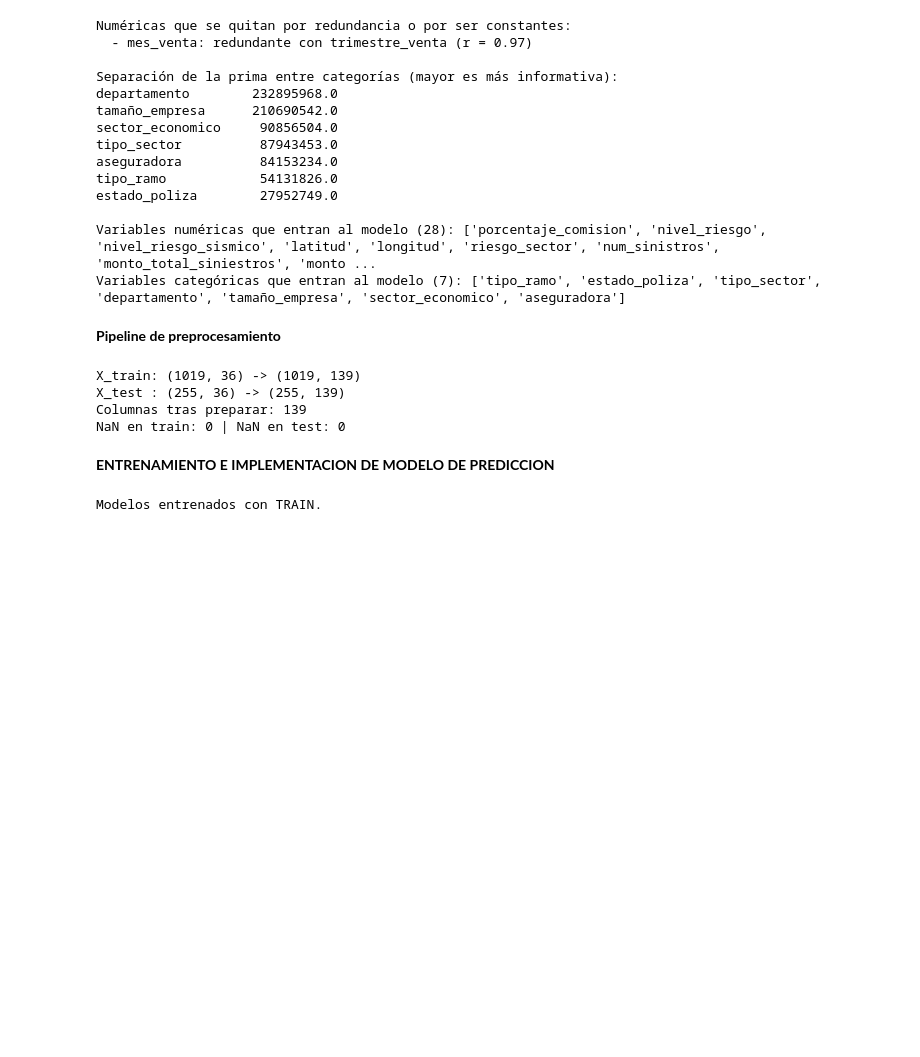
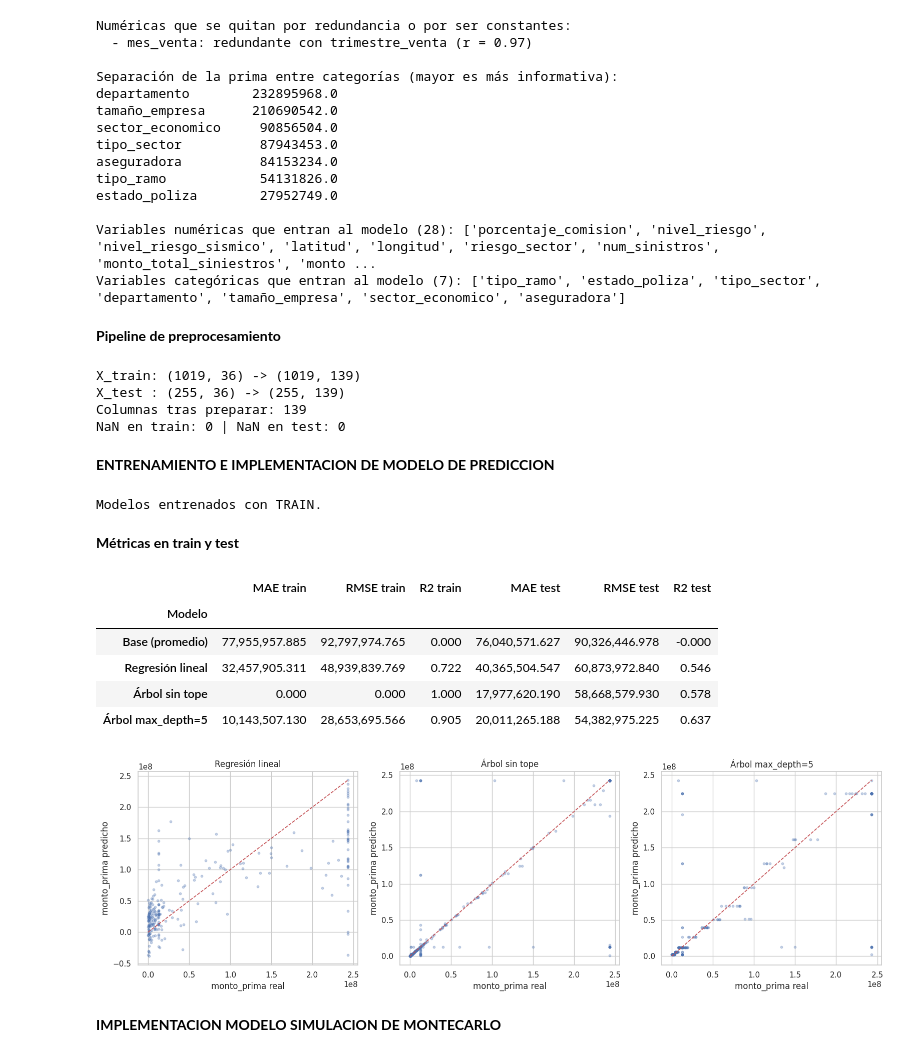
Before and after one commit to lisbethmesa-droid/toma-de-decisiones, a Jupyter notebook: PROYECTO_MARSH_toma_de_desiciones.ipynb, the cells around one changed output. Cells and saved outputs as stored; diff of their text form; code cells hidden in the pictures; blank space fills up the shorter version.

```diff
--- a/PROYECTO_MARSH_toma_de_desiciones.ipynb
+++ b/PROYECTO_MARSH_toma_de_desiciones.ipynb
@@ -1013,3 +1013,42 @@ for nombre, m in modelos.items():
 print("Modelos entrenados con TRAIN.")
 # %% [output]
 Modelos entrenados con TRAIN.
+# %% [markdown]
+**Métricas en train y test**
+# %%
+from sklearn.metrics import mean_absolute_error, mean_squared_error, r2_score
+
+filas = []
+for nombre, m in modelos.items():
+    fila = {"Modelo": nombre}
+    for conjunto, Xc, yc in [("train", X_train, y_train), ("test", X_test, y_test)]:
+        pred = m.predict(Xc)
+        fila[f"MAE {conjunto}"]  = mean_absolute_error(yc, pred)
+        fila[f"RMSE {conjunto}"] = np.sqrt(mean_squared_error(yc, pred))
+        fila[f"R2 {conjunto}"]   = r2_score(yc, pred)
+    filas.append(fila)
+
+tabla_metricas = pd.DataFrame(filas).set_index("Modelo")
+pd.options.display.float_format = "{:,.3f}".format
+display(tabla_metricas)
+pd.reset_option("display.float_format")
+
+fig, axes = plt.subplots(1, 3, figsize=(16, 5))
+limite = max(y_test.max(), flujo_lineal.predict(X_test).max())
+for ax, nombre in zip(axes, ["Regresión lineal", "Árbol sin tope", "Árbol max_depth=5"]):
+    pred = modelos[nombre].predict(X_test)
+    ax.scatter(y_test, pred, s=10, alpha=0.3)
+    ax.plot([0, limite], [0, limite], "r--", linewidth=1.2)      # predicción perfecta
+    ax.set_xlabel("monto_prima real"); ax.set_ylabel("monto_prima predicho"); ax.set_title(nombre)
+plt.tight_layout()
+plt.show()
+# %% [output]
+|  | MAE train | RMSE train | R2 train | MAE test | RMSE test | R2 test |
+| Modelo |  |  |  |  |  |  |
+| Base (promedio) | 77,955,957.885 | 92,797,974.765 | 0.000 | 76,040,571.627 | 90,326,446.978 | -0.000 |
+| Regresión lineal | 32,457,905.311 | 48,939,839.769 | 0.722 | 40,365,504.547 | 60,873,972.840 | 0.546 |
+| Árbol sin tope | 0.000 | 0.000 | 1.000 | 17,977,620.190 | 58,668,579.930 | 0.578 |
+| Árbol max_depth=5 | 10,143,507.130 | 28,653,695.566 | 0.905 | 20,011,265.188 | 54,382,975.225 | 0.637 |
+[figure, added]
+# %% [markdown]
+**IMPLEMENTACION MODELO SIMULACION  DE MONTECARLO**
```
Also changed, not shown: parts of 11 cells of this notebook.
